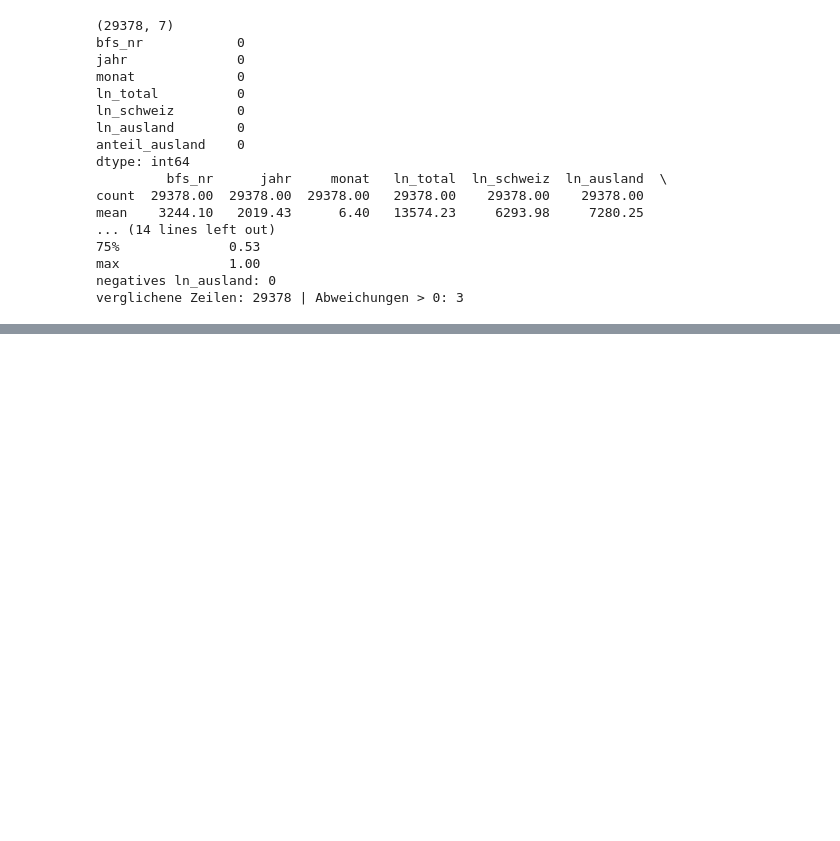
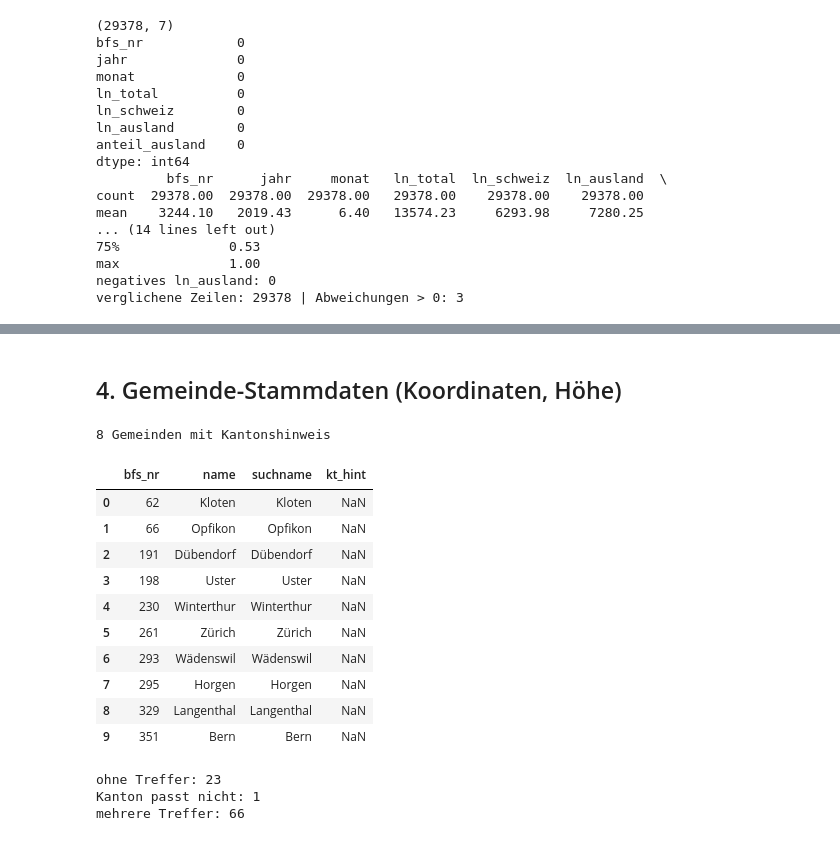
Before and after one commit to aakset/wintertourismus-schnee, a Jupyter notebook: notebooks/01_datensammlung.ipynb, the cells around one changed output, grey strips where cells are left out. Saved outputs shown, nothing was run; the diff lists cells and outputs as text; code cells hidden in the pictures; blank space fills up the shorter version.

```diff
--- a/notebooks/01_datensammlung.ipynb
+++ b/notebooks/01_datensammlung.ipynb
@@ -252,0 +329,75 @@ verglichene Zeilen: 29378 | Abweichungen > 0: 3
+# %% [markdown]
+## 4. Gemeinde-Stammdaten (Koordinaten, Höhe)
+# %%
+import requests, time, json, pathlib
+import pandas as pd
+
+RAW = pathlib.Path("../data/raw/bfs")
+
+meta = json.loads((RAW / "meta_201.json").read_text(encoding="utf-8"))
+g = next(v for v in meta["variables"] if v["code"] == "Gemeinde")
+gem = pd.DataFrame({"bfs_nr": g["values"], "name": g["valueTexts"]})
+gem["bfs_nr"] = gem["bfs_nr"].astype(int)
+gem["suchname"] = gem["name"].str.replace(r"\s*\(.*\)", "", regex=True)     # "Brienz (BE)" -> "Brienz"
+gem["kt_hint"] = gem["name"].str.extract(r"\((\w\w)\)")                       # "BE"
+print(gem["kt_hint"].notna().sum(), "Gemeinden mit Kantonshinweis")
+gem.head(10)
+# %% [output]
+8 Gemeinden mit Kantonshinweis
+|  | bfs_nr | name | suchname | kt_hint |
+| 0 | 62 | Kloten | Kloten | NaN |
+| 1 | 66 | Opfikon | Opfikon | NaN |
+| 2 | 191 | Dübendorf | Dübendorf | NaN |
+| 3 | 198 | Uster | Uster | NaN |
+| 4 | 230 | Winterthur | Winterthur | NaN |
+| 5 | 261 | Zürich | Zürich | NaN |
+| 6 | 293 | Wädenswil | Wädenswil | NaN |
+| 7 | 295 | Horgen | Horgen | NaN |
+| 8 | 329 | Langenthal | Langenthal | NaN |
+| 9 | 351 | Bern | Bern | NaN |
+# %%
+   KT = {"ZH": ["zürich", "zurich"], "BE": ["bern"], "LU": ["luzern", "lucerne"], "UR": ["uri"],
+         "SZ": ["schwyz"], "OW": ["obwalden"], "NW": ["nidwalden"], "GL": ["glarus"], "ZG": ["zug"],
+         "FR": ["freiburg", "fribourg"], "SO": ["solothurn"], "BS": ["basel-stadt"],
+         "BL": ["basel-landschaft"], "SH": ["schaffhausen"], "AR": ["ausserrhoden"],
+         "AI": ["innerrhoden"], "SG": ["st. gallen", "saint gall"], "GR": ["graubünden", "grisons", "grigioni"],
+         "AG": ["aargau"], "TG": ["thurgau"], "TI": ["tessin", "ticino"], "VD": ["waadt", "vaud"],
+         "VS": ["wallis", "valais"], "NE": ["neuenburg", "neuchâtel", "neuchatel"],
+         "GE": ["genf", "genève", "geneva"], "JU": ["jura"]}
+
+   def geocode(name):
+       r = requests.get("https://geocoding-api.open-meteo.com/v1/search",
+                        params={"name": name, "count": 10, "language": "de",
+                                "countryCode": "CH", "format": "json"}, timeout=30)
+       r.raise_for_status()
+       return r.json().get("results", [])
+
+   def waehle(res, kt):
+       if not res:
+           return None, False
+       if isinstance(kt, str) and kt in KT:
+           for r in res:
+               if any(k in r.get("admin1", "").lower() for k in KT[kt]):
+                   return r, True
+           return res[0], False            # kein Treffer im richtigen Kanton
+       return res[0], True
+
+   treffer = []
+   for row in gem.itertuples():
+       res = geocode(row.suchname)
+       best, kt_ok = waehle(res, row.kt_hint)
+       best = best or {}
+       treffer.append({"bfs_nr": row.bfs_nr, "lat": best.get("latitude"), "lon": best.get("longitude"),
+                       "hoehe_m": best.get("elevation"), "ort_gefunden": best.get("name"),
+                       "kanton_geo": best.get("admin1"), "n_treffer": len(res), "kt_ok": kt_ok})
+       time.sleep(0.5)
+
+   gem = gem.merge(pd.DataFrame(treffer), on="bfs_nr")
+   gem.to_csv("../data/processed/gemeinden_roh.csv", index=False)
+   print("ohne Treffer:", gem["lat"].isna().sum())
+   print("Kanton passt nicht:", (~gem["kt_ok"] & gem["lat"].notna()).sum())
+   print("mehrere Treffer:", (gem["n_treffer"] > 1).sum())
+# %% [output]
+ohne Treffer: 23
+Kanton passt nicht: 1
+mehrere Treffer: 66
```
Also changed, not shown: parts of 10 cells of this notebook, 3 other files.
